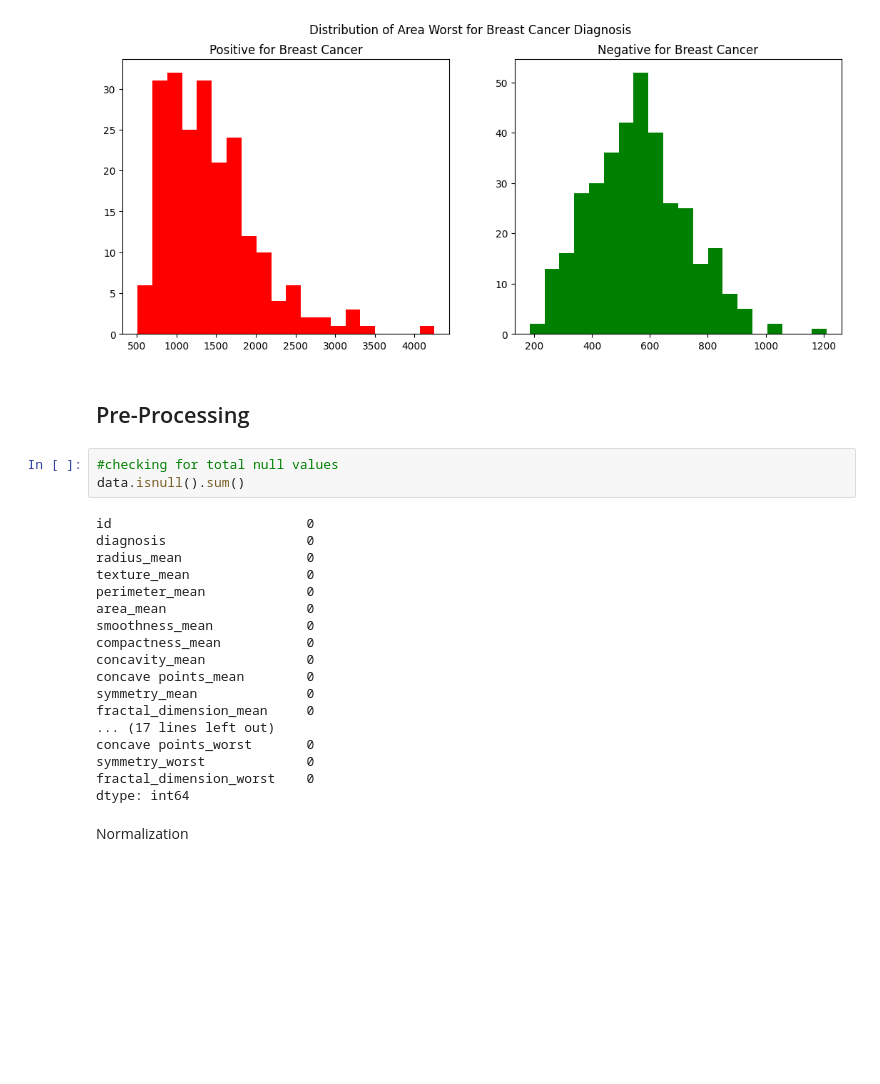
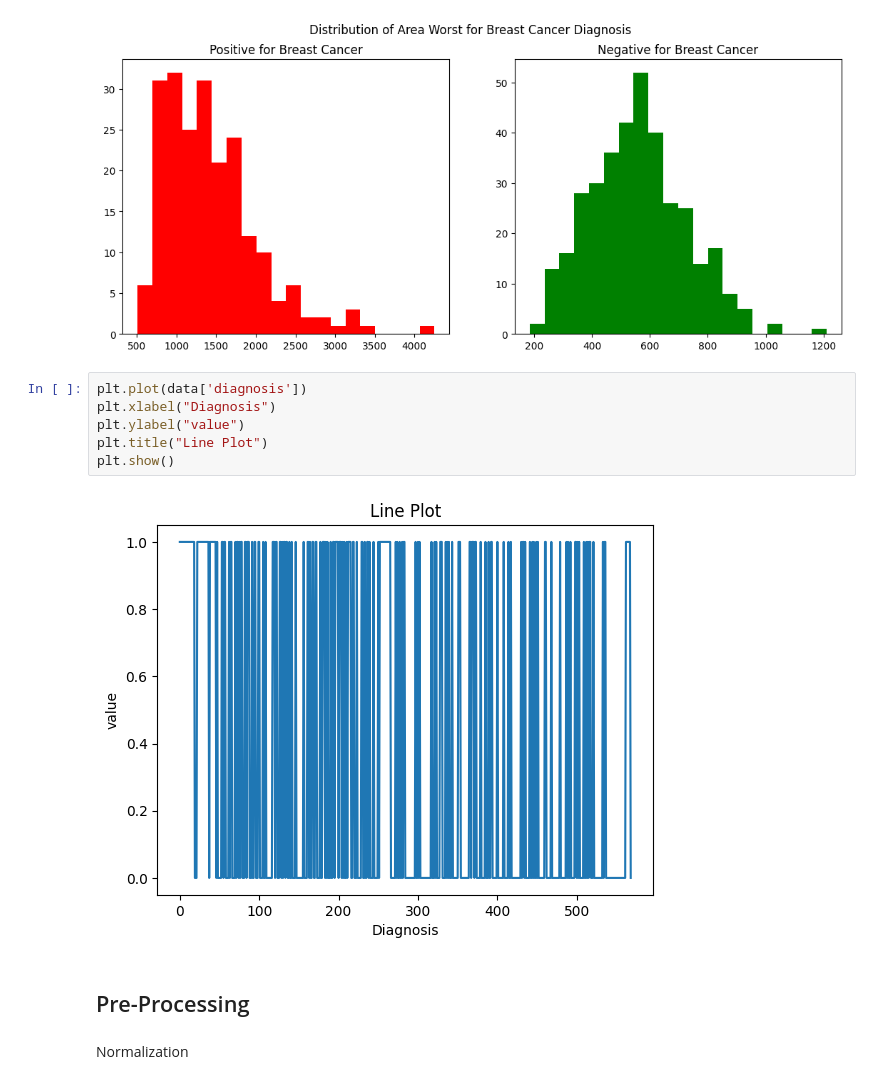
Before and after one commit to vigneshvaranasi/Breast_Cancer_Detection, a Jupyter notebook: Breast_Cancer.ipynb, the cells around one changed output. Cells and saved outputs as stored; diff of their text form; blank space fills up the shorter version.

```diff
--- a/Breast_Cancer.ipynb
+++ b/Breast_Cancer.ipynb
@@ -185,29 +206,16 @@ fig.suptitle('Distribution of Area Worst for Breast Cancer Diagnosis')
 plt.show()
 # %% [output]
 [figure]
+# %%
+plt.plot(data['diagnosis'])
+plt.xlabel("Diagnosis")
+plt.ylabel("value")
+plt.title("Line Plot")
+plt.show()
+# %% [output]
+[figure, added]
 # %% [markdown]
 ## Pre-Processing
-# %%
-#checking for total null values
-data.isnull().sum()
-# %% [output]
-id                         0
-diagnosis                  0
-radius_mean                0
-texture_mean               0
-perimeter_mean             0
-area_mean                  0
-smoothness_mean            0
-compactness_mean           0
-concavity_mean             0
-concave points_mean        0
-symmetry_mean              0
-fractal_dimension_mean     0
-... (17 lines left out)
-concave points_worst       0
-symmetry_worst             0
-fractal_dimension_worst    0
-dtype: int64
 # %% [markdown]
 Normalization
 # %%
```
Also changed, not shown: parts of 1 cell of this notebook.
